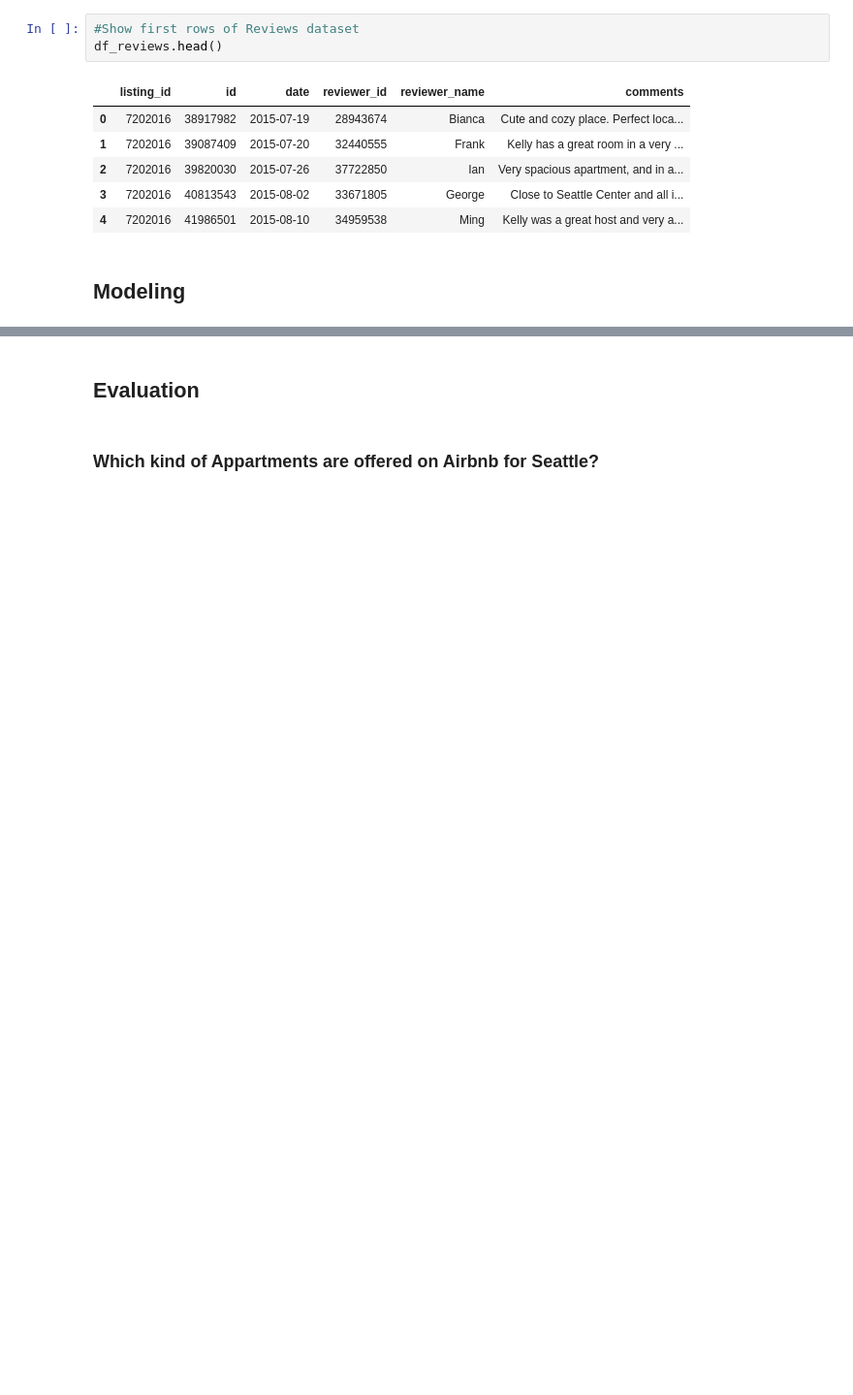
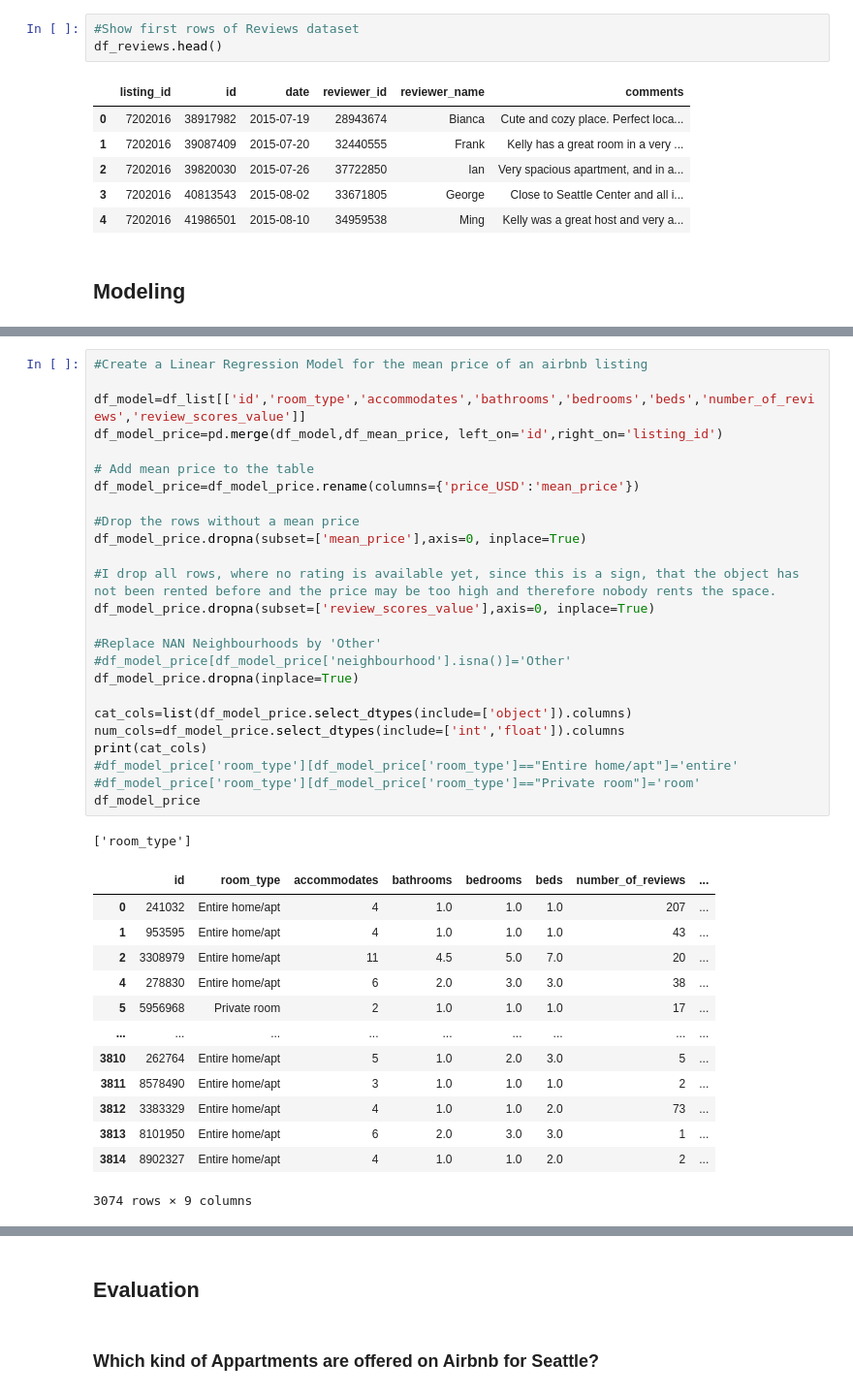
Before and after one commit to carini599/Airbnb_Seattle_Carina_Breu, a Jupyter notebook: airbnb_seattle_notebook.ipynb, the cells around one changed output, grey strips where cells are left out. Shown at 97% size. Saved outputs shown, nothing was run; the diff lists cells and outputs as text; blank space fills up the shorter version.

Commit message:
feat: add linear regression model for mean price

```diff
--- a/airbnb_seattle_notebook.ipynb
+++ b/airbnb_seattle_notebook.ipynb
@@ -127,0 +152,40 @@ df_reviews.head()
+# %%
+#Create a Linear Regression Model for the mean price of an airbnb listing
+
+df_model=df_list[['id','room_type','accommodates','bathrooms','bedrooms','beds','number_of_reviews','review_scores_value']]
+df_model_price=pd.merge(df_model,df_mean_price, left_on='id',right_on='listing_id')
+
+# Add mean price to the table
+df_model_price=df_model_price.rename(columns={'price_USD':'mean_price'})
+
+#Drop the rows without a mean price
+df_model_price.dropna(subset=['mean_price'],axis=0, inplace=True)
+
+#I drop all rows, where no rating is available yet, since this is a sign, that the object has not been rented before and the price may be too high and therefore nobody rents the space.
+df_model_price.dropna(subset=['review_scores_value'],axis=0, inplace=True)
+
+#Replace NAN Neighbourhoods by 'Other'
+#df_model_price[df_model_price['neighbourhood'].isna()]='Other'
+df_model_price.dropna(inplace=True)
+
+cat_cols=list(df_model_price.select_dtypes(include=['object']).columns)
+num_cols=df_model_price.select_dtypes(include=['int','float']).columns
+print(cat_cols)
+#df_model_price['room_type'][df_model_price['room_type']=="Entire home/apt"]='entire'
+#df_model_price['room_type'][df_model_price['room_type']=="Private room"]='room'
+df_model_price
+# %% [output]
+['room_type']
+|  | id | room_type | accommodates | bathrooms | bedrooms | beds | number_of_reviews | ... |
+| 0 | 241032 | Entire home/apt | 4 | 1.0 | 1.0 | 1.0 | 207 | ... |
+| 1 | 953595 | Entire home/apt | 4 | 1.0 | 1.0 | 1.0 | 43 | ... |
+| 2 | 3308979 | Entire home/apt | 11 | 4.5 | 5.0 | 7.0 | 20 | ... |
+| 4 | 278830 | Entire home/apt | 6 | 2.0 | 3.0 | 3.0 | 38 | ... |
+| 5 | 5956968 | Private room | 2 | 1.0 | 1.0 | 1.0 | 17 | ... |
+| ... | ... | ... | ... | ... | ... | ... | ... | ... |
+| 3810 | 262764 | Entire home/apt | 5 | 1.0 | 2.0 | 3.0 | 5 | ... |
+| 3811 | 8578490 | Entire home/apt | 3 | 1.0 | 1.0 | 1.0 | 2 | ... |
+| 3812 | 3383329 | Entire home/apt | 4 | 1.0 | 1.0 | 2.0 | 73 | ... |
+| 3813 | 8101950 | Entire home/apt | 6 | 2.0 | 3.0 | 3.0 | 1 | ... |
+| 3814 | 8902327 | Entire home/apt | 4 | 1.0 | 1.0 | 2.0 | 2 | ... |
+3074 rows × 9 columns
```
Also changed, not shown: parts of 6 cells of this notebook.
